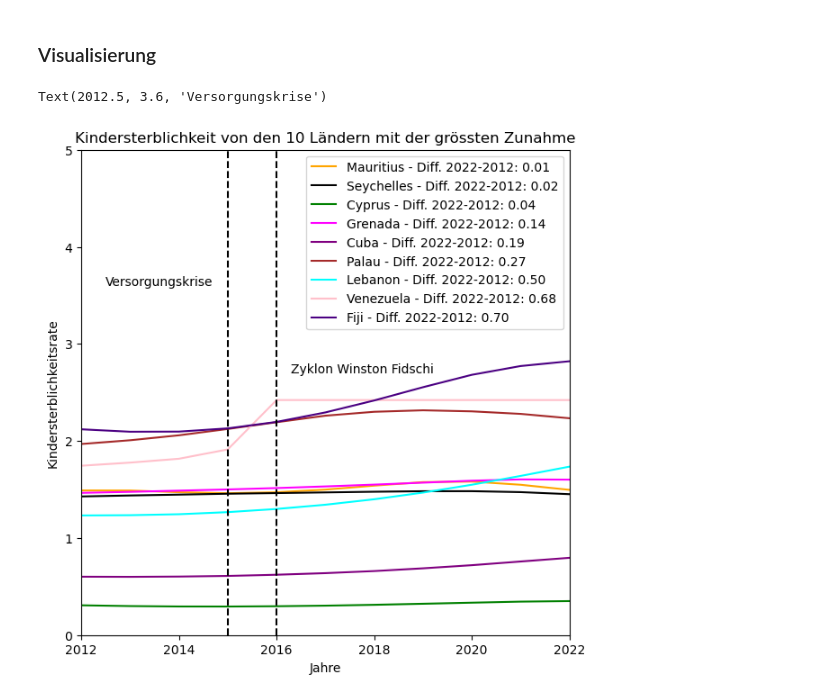
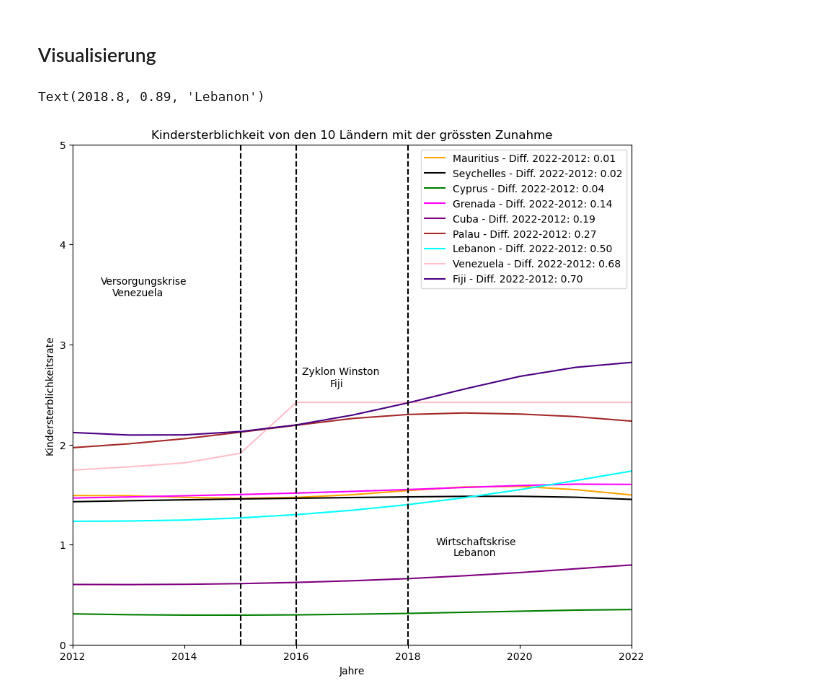
Before and after one commit to 12Lisa12/Pandas-LN, a Jupyter notebook: Grundgerüst_Leistungsnachweis.ipynb, the cells around one changed output. Cells and saved outputs as stored; diff of their text form; code cells hidden in the pictures.

```diff
--- a/Grundgerüst_Leistungsnachweis.ipynb
+++ b/Grundgerüst_Leistungsnachweis.ipynb
@@ -314,34 +321,40 @@ print(Gebiets_liste)
 color_dict = {
     'Mauritius': 'orange',
     'Seychelles': 'black',
     'Cyprus': 'green',
     'Grenada': 'magenta',
     'Cuba': 'purple',
     'Palau': 'brown',
     'Lebanon': 'cyan',
     'Venezuela': 'pink',
     'Fiji': 'indigo'
 }
 
 for gebiet in Gebiets_liste:
     diff = diffs[gebiet]
     g = df_pivot.loc[gebiet].plot(
         title='Kindersterblichkeit von den 10 Ländern mit der grössten Zunahme',
         xlabel='Jahre',
         ylabel='Kindersterblichkeitsrate',
         legend=True,
         label=f'{gebiet} - Diff. 2022-2012: {diff:.2f}',
         xlim=[2012, 2022],
         ylim=[0,5],
         color=color_dict[gebiet],
-        figsize=(7,7))
+        figsize=(10,9))
 
 
 g.axvline(x=2016, color='black', linestyle='--')
-g.text(2016.3, 2.7, 'Zyklon Winston Fidschi')
+g.text(2016.1, 2.7, 'Zyklon Winston')
+g.text(2016.6, 2.58, 'Fiji')
 
 g.axvline(x=2015, color='black', linestyle='--')
 g.text(2012.5, 3.6, 'Versorgungskrise')
+g.text(2012.7, 3.49, 'Venezuela')
+
+g.axvline(x=2018, color='black', linestyle='--')
+g.text(2018.5, 1, 'Wirtschaftskrise')
+g.text(2018.8,0.89, 'Lebanon')
 # %% [output]
-Text(2012.5, 3.6, 'Versorgungskrise')
+Text(2018.8, 0.89, 'Lebanon')
-[figure, old version]
+[figure, new version]
```
Also changed, not shown: parts of 3 cells of this notebook.
